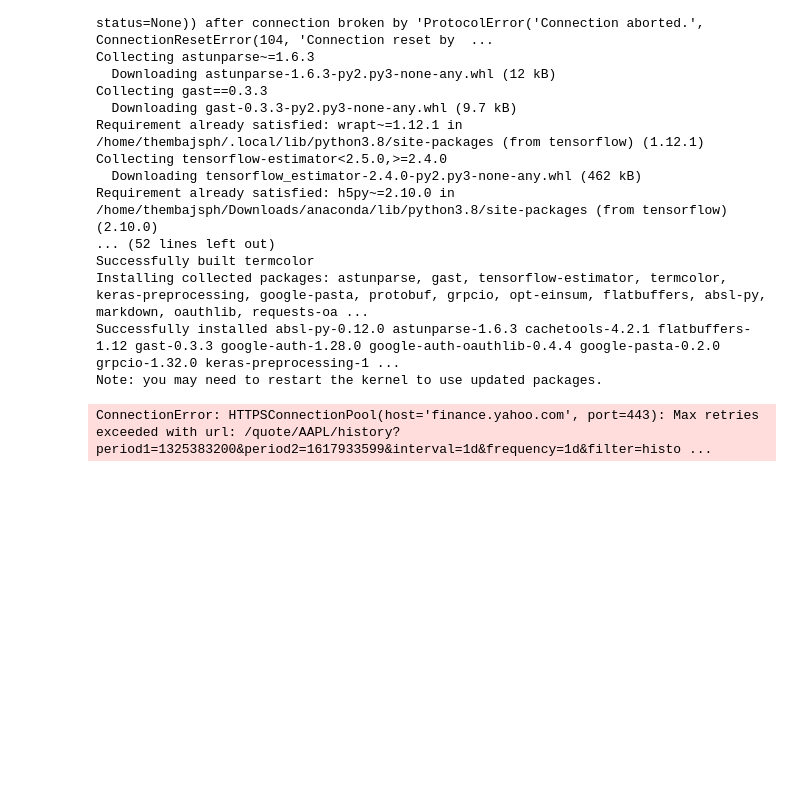
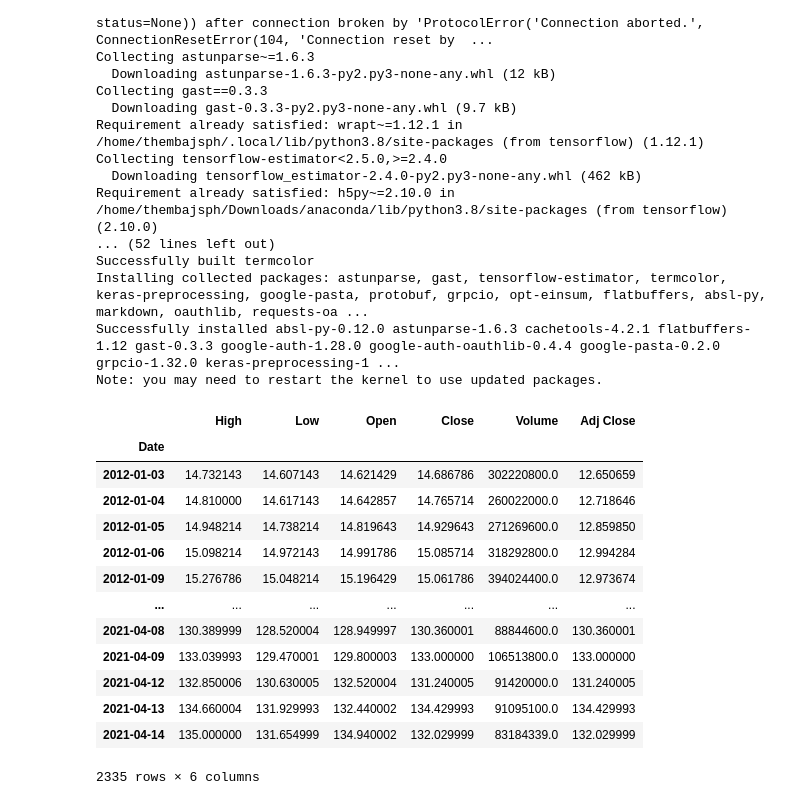
Before and after one commit to thembajsph/dataAnalytics, a Jupyter notebook: stockPredictor.ipynb, the cells around one changed output. Saved outputs shown, nothing was run; the diff lists cells and outputs as text; code cells hidden in the pictures; blank space fills up the shorter version.

```diff
--- a/stockPredictor.ipynb
+++ b/stockPredictor.ipynb
@@ -34,11 +34,24 @@ Successfully installed absl-py-0.12.0 astunparse-1.6.3 cachetools-4.2.1 flatbuff
 Note: you may need to restart the kernel to use updated packages.
 # %%
 #Get the stock quote
-df  = web.DataReader('AAPL', data_source='yahoo', start='2012-01-01', end='2021-04-08')
+df  = web.DataReader('AAPL', data_source='yahoo', start='2012-01-01', end='2021-04-21')
 #Show the data
 df
 # %% [output]
+|  | High | Low | Open | Close | Volume | Adj Close |
+| Date |  |  |  |  |  |  |
+| 2012-01-03 | 14.732143 | 14.607143 | 14.621429 | 14.686786 | 302220800.0 | 12.650659 |
+| 2012-01-04 | 14.810000 | 14.617143 | 14.642857 | 14.765714 | 260022000.0 | 12.718646 |
+| 2012-01-05 | 14.948214 | 14.738214 | 14.819643 | 14.929643 | 271269600.0 | 12.859850 |
+| 2012-01-06 | 15.098214 | 14.972143 | 14.991786 | 15.085714 | 318292800.0 | 12.994284 |
+| 2012-01-09 | 15.276786 | 15.048214 | 15.196429 | 15.061786 | 394024400.0 | 12.973674 |
+| ... | ... | ... | ... | ... | ... | ... |
+| 2021-04-08 | 130.389999 | 128.520004 | 128.949997 | 130.360001 | 88844600.0 | 130.360001 |
+| 2021-04-09 | 133.039993 | 129.470001 | 129.800003 | 133.000000 | 106513800.0 | 133.000000 |
+| 2021-04-12 | 132.850006 | 130.630005 | 132.520004 | 131.240005 | 91420000.0 | 131.240005 |
+| 2021-04-13 | 134.660004 | 131.929993 | 132.440002 | 134.429993 | 91095100.0 | 134.429993 |
+| 2021-04-14 | 135.000000 | 131.654999 | 134.940002 | 132.029999 | 83184339.0 | 132.029999 |
-ConnectionError: HTTPSConnectionPool(host='finance.yahoo.com', port=443): Max retries exceeded with url: /quote/AAPL/history?period1=1325383200&period2=1617933599&interval=1d&frequency=1d&filter=histo ...
+2335 rows × 6 columns
 # %%
 #Get the number of row and columns in data set
 df.shape
```
Also changed, not shown: parts of 12 cells of this notebook, 4 other files.
